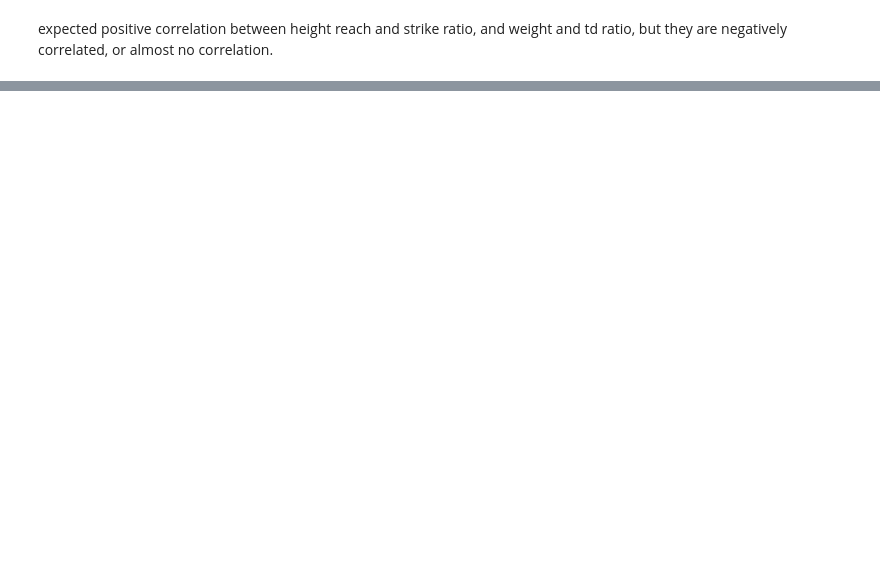
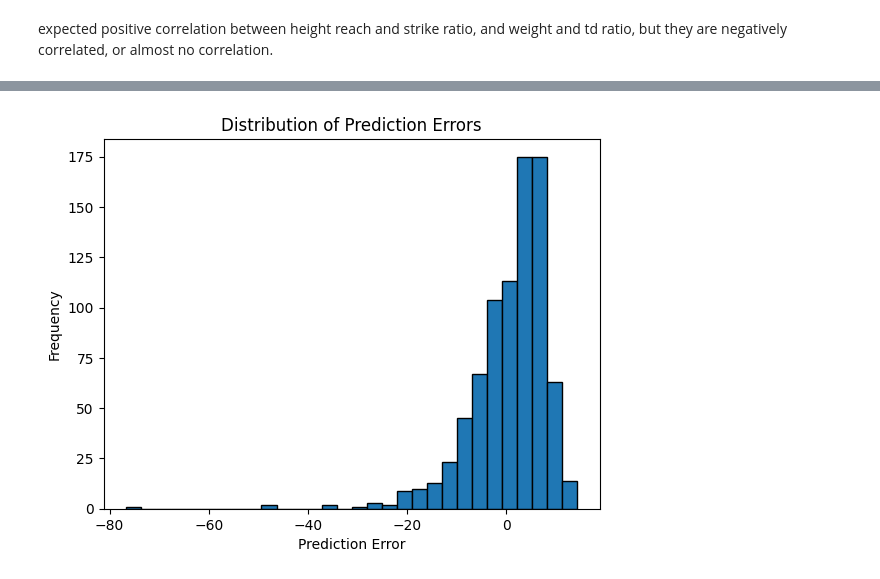
Before and after one commit to ImtiazAli1/INM701, a Jupyter notebook: cw.ipynb, the cells around one changed output, grey strips where cells are left out. Cells and saved outputs as stored; diff of their text form; code cells hidden in the pictures; blank space fills up the shorter version.

```diff
--- a/cw.ipynb
+++ b/cw.ipynb
@@ -462,0 +391,73 @@ Your model has a lower MSE, indicating better performance.
+# %%
+import os
+import pandas as pd
+import numpy as np
+import matplotlib.pyplot as plt
+from sklearn.model_selection import train_test_split
+from sklearn.impute import SimpleImputer
+from sklearn.preprocessing import StandardScaler
+from sklearn.metrics import mean_squared_error
+import tensorflow as tf
+from tensorflow.keras.models import Sequential
+from tensorflow.keras.layers import Dense
+
+# Load your dataset
+path = "."
+filename_read = os.path.join(path, "newufc.csv")
+df = pd.read_csv(filename_read, na_values=['NA', '?'])
+
+# Assuming 'wins' is your target variable
+result = [col for col in df.columns if col != 'wins']
+
+# Select features (columns 5 and 9, assuming zero-based indexing)
+selected_features = [result[5], result[9]]
+X = df[selected_features].values
+y = df['wins'].values
+
+# Split the data
+X_train, X_temp, y_train, y_temp = train_test_split(X, y, test_size=0.4, random_state=42)
+X_val, X_test, y_val, y_test = train_test_split(X_temp, y_temp, test_size=0.5, random_state=42)
+
+# Impute missing values if necessary (assuming SimpleImputer for simplicity)
+imputer = SimpleImputer(strategy='mean')
+X_train = imputer.fit_transform(X_train)
+X_val = imputer.transform(X_val)
+
+# Standardize features
+scaler = StandardScaler()
+X_train = scaler.fit_transform(X_train)
+X_val = scaler.transform(X_val)
+
+# Neural network model
+model = Sequential([
+    Dense(32, activation='relu', input_shape=(len(selected_features),)),
+    Dense(16, activation='relu'),
+    Dense(1)  # Output layer for predicting wins
+])
+
+model.compile(optimizer='adam', loss='mean_squared_error', metrics=['mae'])
+
+# Train the model
+model.fit(X_train, y_train, epochs=50, validation_split=0.2)
+
+# Evaluate the model on the test set
+y_pred = model.predict(X_val)
+mse_model = mean_squared_error(y_val, y_pred)
+
+# Baseline model predicting the mean
+mean_wins = y_train.mean()
+y_baseline = np.full_like(y_val, mean_wins)
+mse_baseline = mean_squared_error(y_val, y_baseline)
+
+# Compare the MSE values
+print(f'MSE for Your Model: {mse_model}')
+print(f'MSE for Baseline Model: {mse_baseline}')
+
+# Error analysis
+errors = y_pred.flatten() - y_val
+plt.hist(errors, bins=30, edgecolor='black')
+plt.title('Distribution of Prediction Errors')
+plt.xlabel('Prediction Error')
+plt.ylabel('Frequency')
+plt.show()
+# %% [output]
@@ -462,0 +481 @@ Your model has a lower MSE, indicating better performance.
+[figure, added]
```
Also changed, not shown: parts of 5 cells of this notebook.
